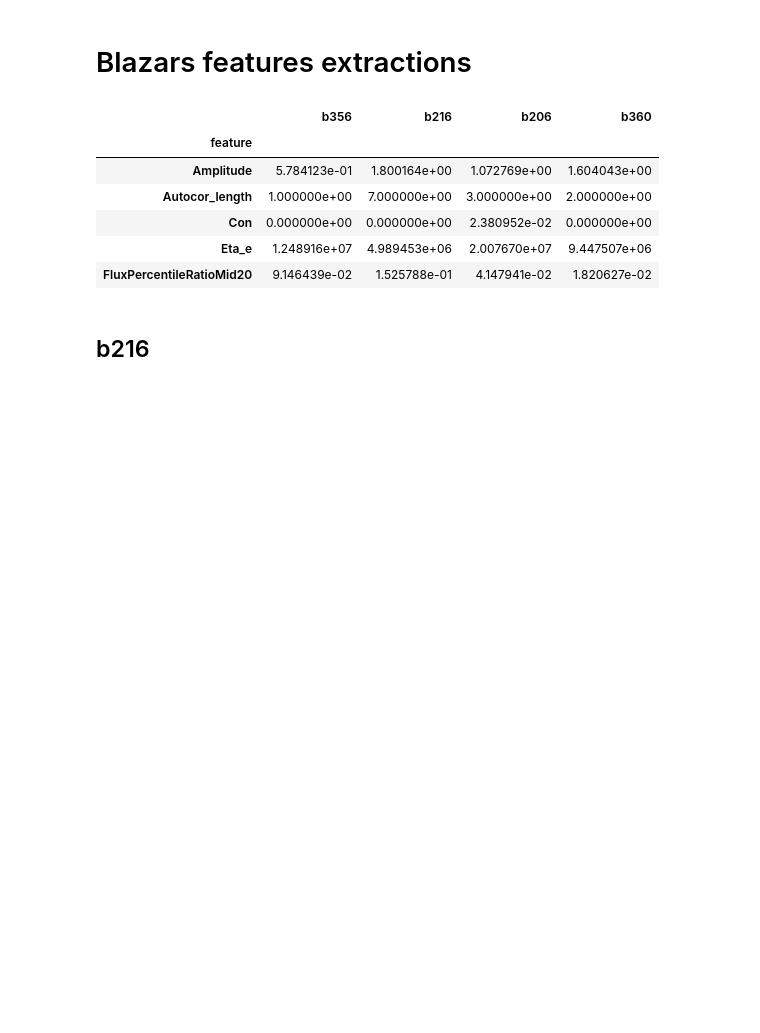
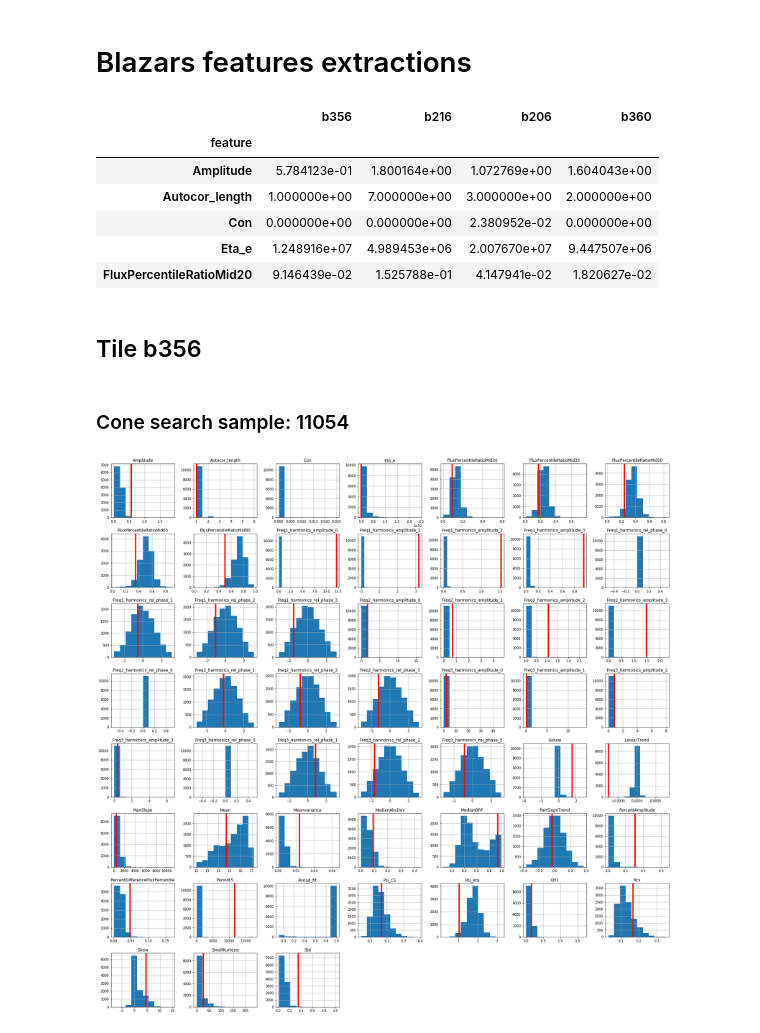
Before and after one commit to leliel12/paper_gema, a Jupyter notebook: 01_comparations.ipynb, the cells around one changed output. Drawn from its saved outputs; the diff is of its cells as text; code cells hidden in the pictures; blank space fills up the shorter version.

```diff
--- a/01_comparations.ipynb
+++ b/01_comparations.ipynb
@@ -40,8 +48,12 @@ def plot_in_tile(tile):
         if v:
             ax.axvline(v, color="r", linewidth=4)
     plt.plot()
-# %% [markdown]
-## b216
+# %%
+plot_in_tile("b356")
+# %% [output]
+## Tile b356
+### Cone search sample: 11054
+[figure, added]
 # %%
 plot_in_tile("b216")
 # %% [output]
```
Also changed, not shown: parts of 6 cells of this notebook.
